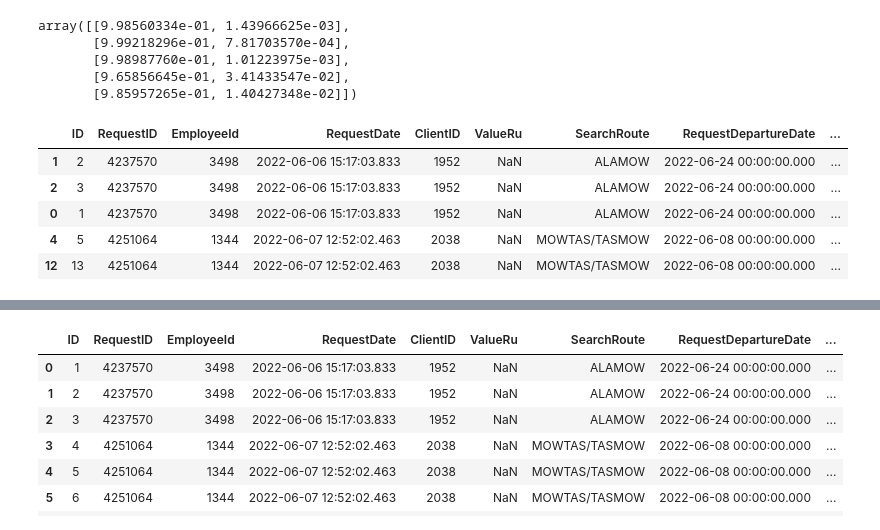
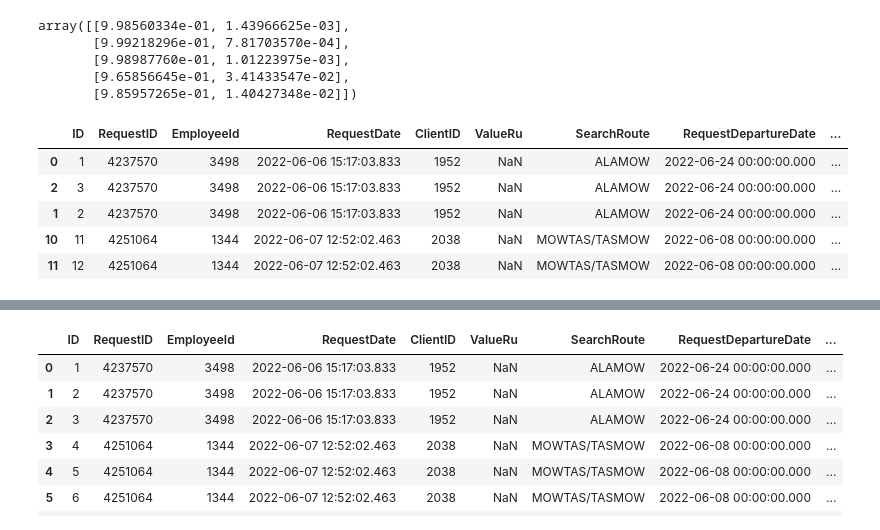
Before and after one commit to a125x/Aeroclub-Challenge, a Jupyter notebook: aeroclub-challenge.ipynb, the cells around one changed output, grey strips where cells are left out. Cells and saved outputs as stored; diff of their text form; code cells hidden in the pictures.

```diff
--- a/aeroclub-challenge.ipynb
+++ b/aeroclub-challenge.ipynb
@@ -273,16 +273,16 @@ array([[9.98560334e-01, 1.43966625e-03],
        [9.85957265e-01, 1.40427348e-02]])
 # %%
 test = pd.read_csv('/kaggle/input/aeroclub/test.csv')
-test['Position ( from 1 to n)'] = [n[1] for n in test_tunned_predict]
+test['Position ( from 1 to n)'] = [n[0] for n in test_tunned_predict]
 test = test.sort_values(by=['RequestID', 'Position ( from 1 to n)'])
 test.head()
 # %% [output]
 |  | ID | RequestID | EmployeeId | RequestDate | ClientID | ValueRu | SearchRoute | RequestDepartureDate | ... |
+| 0 | 1 | 4237570 | 3498 | 2022-06-06 15:17:03.833 | 1952 | NaN | ALAMOW | 2022-06-24 00:00:00.000 | ... |
+| 2 | 3 | 4237570 | 3498 | 2022-06-06 15:17:03.833 | 1952 | NaN | ALAMOW | 2022-06-24 00:00:00.000 | ... |
 | 1 | 2 | 4237570 | 3498 | 2022-06-06 15:17:03.833 | 1952 | NaN | ALAMOW | 2022-06-24 00:00:00.000 | ... |
-| 2 | 3 | 4237570 | 3498 | 2022-06-06 15:17:03.833 | 1952 | NaN | ALAMOW | 2022-06-24 00:00:00.000 | ... |
-| 0 | 1 | 4237570 | 3498 | 2022-06-06 15:17:03.833 | 1952 | NaN | ALAMOW | 2022-06-24 00:00:00.000 | ... |
-| 4 | 5 | 4251064 | 1344 | 2022-06-07 12:52:02.463 | 2038 | NaN | MOWTAS/TASMOW | 2022-06-08 00:00:00.000 | ... |
-| 12 | 13 | 4251064 | 1344 | 2022-06-07 12:52:02.463 | 2038 | NaN | MOWTAS/TASMOW | 2022-06-08 00:00:00.000 | ... |
+| 10 | 11 | 4251064 | 1344 | 2022-06-07 12:52:02.463 | 2038 | NaN | MOWTAS/TASMOW | 2022-06-08 00:00:00.000 | ... |
+| 11 | 12 | 4251064 | 1344 | 2022-06-07 12:52:02.463 | 2038 | NaN | MOWTAS/TASMOW | 2022-06-08 00:00:00.000 | ... |
 # %%
 req_id = 0
 count = 1
```
Also changed, not shown: parts of 5 cells of this notebook.
